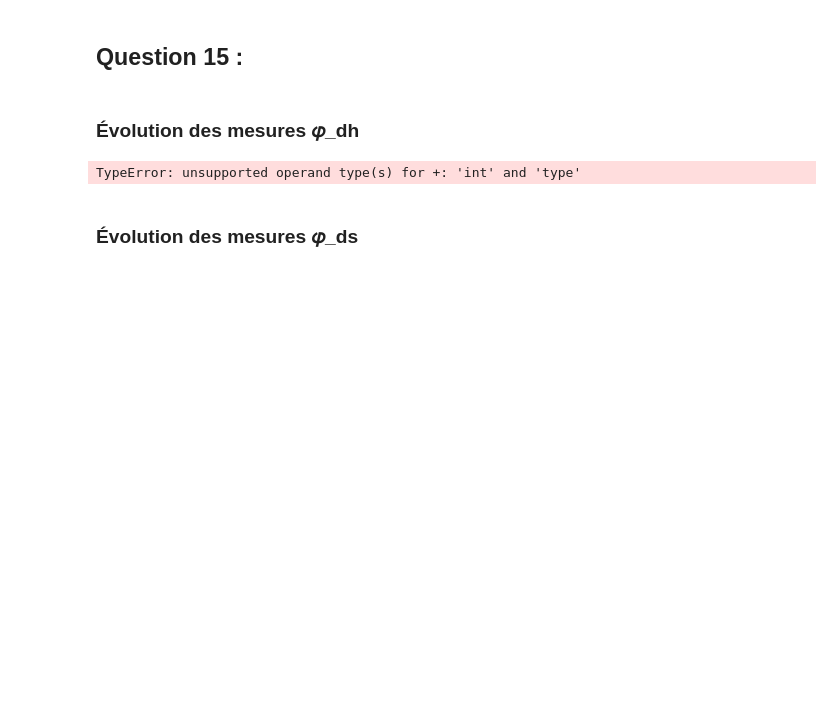
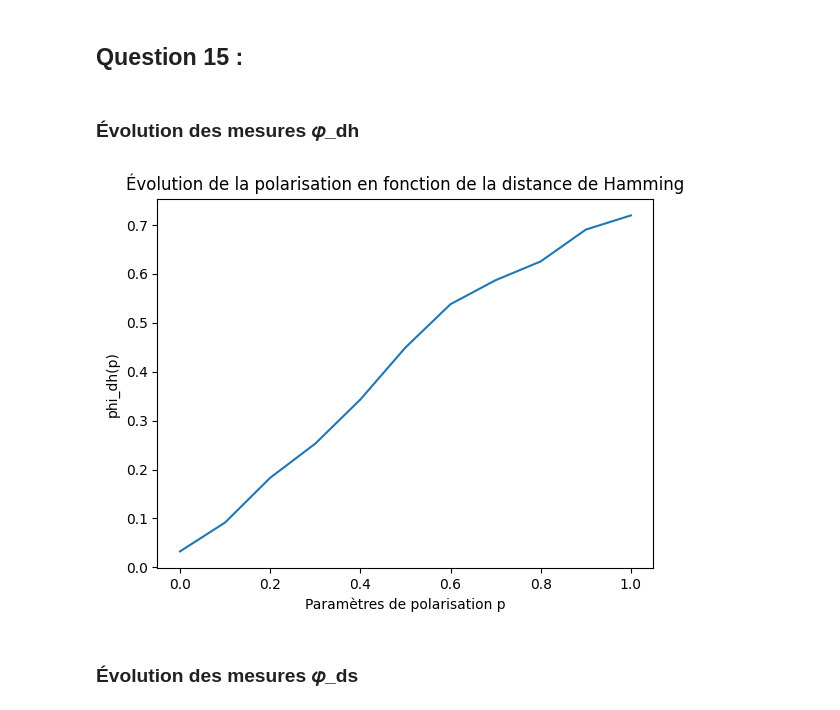
Before and after one commit to Fairy-maker/Analyse-de-la-polarisation, a Jupyter notebook: projet.ipynb, the cells around one changed output. Cells and saved outputs as stored; diff of their text form; code cells hidden in the pictures; blank space fills up the shorter version.

```diff
--- a/projet.ipynb
+++ b/projet.ipynb
@@ -61,7 +61,7 @@ Profil très polarisé
 # %% [markdown]
 ## Question 2
 # %%
-def generer_ordre_profil(n, m, polarisation = 0.0, bruit = 0.05):
+def generer_ordre_profil(n, m, polarisation = 0.0, bruit = 0.00):
 
     ordre = np.random.permutation(m)
     ordre_barre = ordre[::-1]
@@ -393,7 +393,7 @@ def calcul_u2_ordre(profil, max_iter=10_000):
 
     raise ValueError()
 
-profil = generer_ordre_profil(n=6, m=10, polarisation=0.0)
+profil = generer_ordre_profil(n=6, m=10, polarisation=1.0)
 print("Profil:\n", profil)
 u1 = calcul_u1_ordre(profil)
 u2 = calcul_u2_ordre(profil)
@@ -455,3 +455,6 @@ p = generer_approbation_profil(20, 5, 0.1)
 print(phi_hamming(p))
 # %% [output]
 0.04
+# %%
+p = generer_ordre_profil(20, 5, 1.0)
+print(phi_spearman(p))
@@ -461,25 +466,26 @@ print(phi_hamming(p))
 ### Évolution des mesures 𝜑_dh
 # %%
 import matplotlib.pyplot as plt
-niveau_polarisation = [k/10 for k in range (11)]
 
-phi = [] #on créer une liste pour pouvoir enregistré les différentes valeurs données
+nb_tests = 100
+niveaux_polarisation = [k/10 for k in range (11)]
 
-for i in niveau_polarisation :
+phi = [] #on cree une liste pour pouvoir enregistrer les différentes valeurs données
+
+for polarisation in niveaux_polarisation:
     moyenne = 0
-    nb_tests = 20
     for n in range (nb_tests):
-        p = generer_profil_approbations(20,5,i)
-        moyenne = moyenne + phi_hamming(p)
+        p = generer_approbation_profil(20, 5, polarisation)
+        moyenne += phi_hamming(p)
     phi.append(moyenne/nb_tests)
 
-plt.plot(niveau_polarisation,phi)
+plt.plot(niveaux_polarisation, phi)
 plt.xlabel("Paramètres de polarisation p")
 plt.ylabel("phi_dh(p)")
 plt.title("Évolution de la polarisation en fonction de la distance de Hamming")
 plt.show()
 # %% [output]
-TypeError: unsupported operand type(s) for +: 'int' and 'type'
+[figure, added]
 # %% [markdown]
 ### Évolution des mesures 𝜑_ds
 # %%
```
Also changed, not shown: parts of 5 cells of this notebook.
